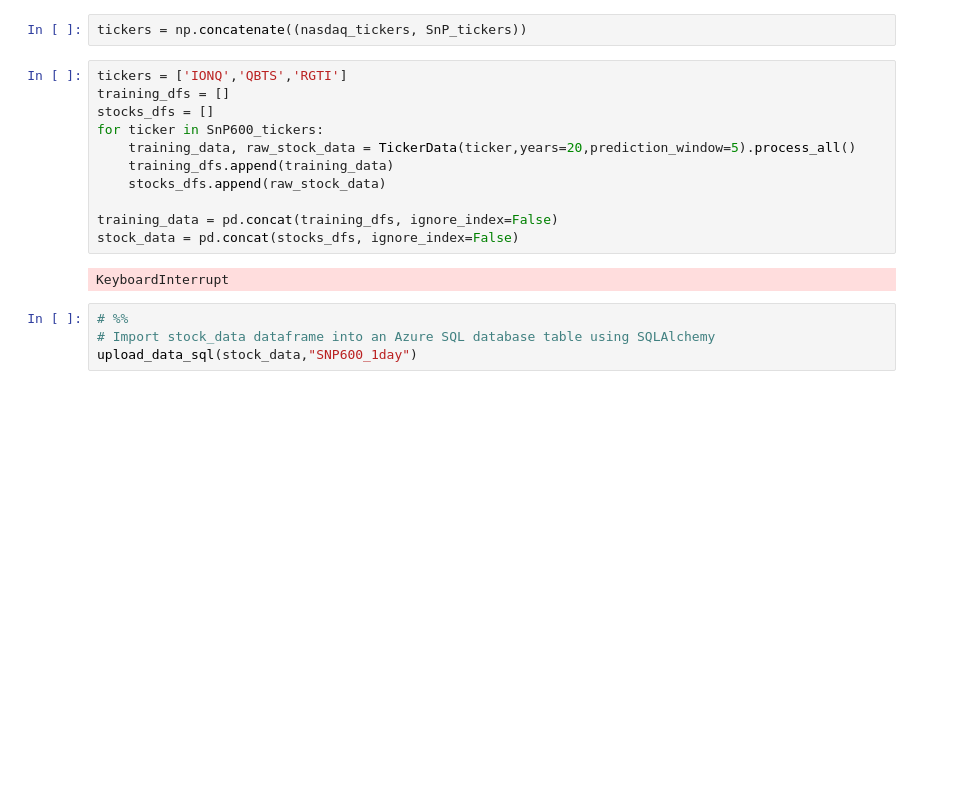
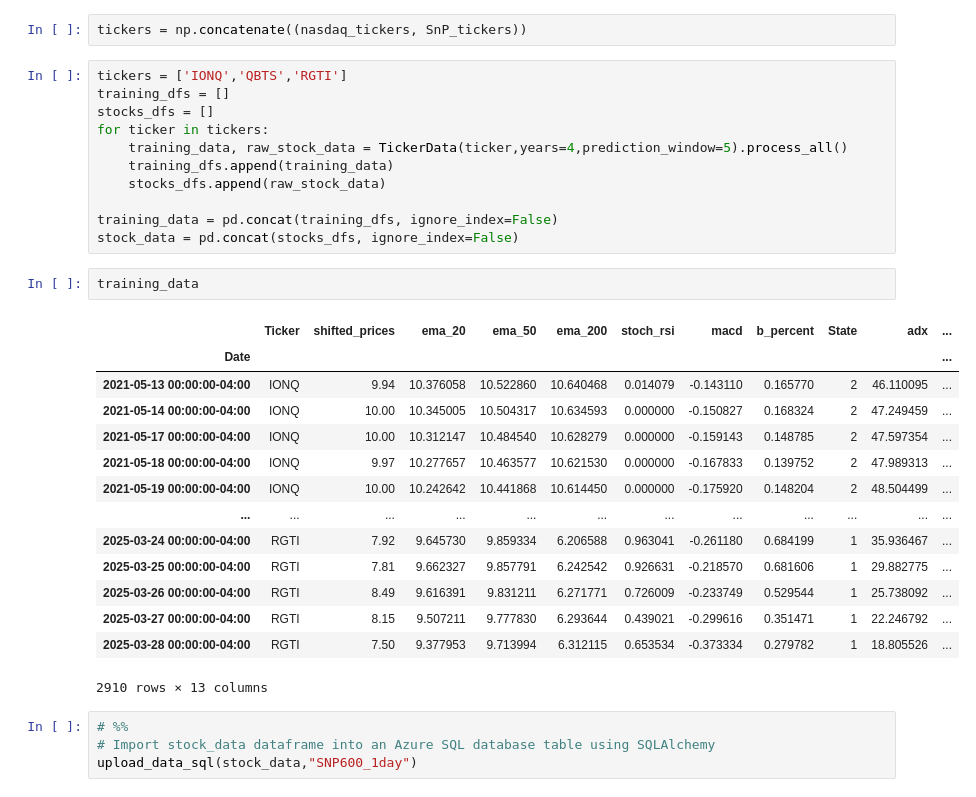
Before and after one commit to taltmann0818/Project_DeepGreen, a Jupyter notebook: Price Prediction2.ipynb, the cells around one changed output. Saved outputs shown, nothing was run; the diff lists cells and outputs as text; blank space fills up the shorter version.

```diff
--- a/Price Prediction2.ipynb
+++ b/Price Prediction2.ipynb
@@ -54,15 +54,30 @@ tickers = np.concatenate((nasdaq_tickers, SnP_tickers))
 tickers = ['IONQ','QBTS','RGTI']
 training_dfs = []
 stocks_dfs = []
-for ticker in SnP600_tickers:
-    training_data, raw_stock_data = TickerData(ticker,years=20,prediction_window=5).process_all()
+for ticker in tickers:
+    training_data, raw_stock_data = TickerData(ticker,years=4,prediction_window=5).process_all()
     training_dfs.append(training_data)
     stocks_dfs.append(raw_stock_data)
 
 training_data = pd.concat(training_dfs, ignore_index=False)
 stock_data = pd.concat(stocks_dfs, ignore_index=False)
-# %% [output]
-KeyboardInterrupt
+# %%
+training_data
+# %% [output]
+|  | Ticker | shifted_prices | ema_20 | ema_50 | ema_200 | stoch_rsi | macd | b_percent | State | adx | ... |
+| Date |  |  |  |  |  |  |  |  |  |  | ... |
+| 2021-05-13 00:00:00-04:00 | IONQ | 9.94 | 10.376058 | 10.522860 | 10.640468 | 0.014079 | -0.143110 | 0.165770 | 2 | 46.110095 | ... |
+| 2021-05-14 00:00:00-04:00 | IONQ | 10.00 | 10.345005 | 10.504317 | 10.634593 | 0.000000 | -0.150827 | 0.168324 | 2 | 47.249459 | ... |
+| 2021-05-17 00:00:00-04:00 | IONQ | 10.00 | 10.312147 | 10.484540 | 10.628279 | 0.000000 | -0.159143 | 0.148785 | 2 | 47.597354 | ... |
+| 2021-05-18 00:00:00-04:00 | IONQ | 9.97 | 10.277657 | 10.463577 | 10.621530 | 0.000000 | -0.167833 | 0.139752 | 2 | 47.989313 | ... |
+| 2021-05-19 00:00:00-04:00 | IONQ | 10.00 | 10.242642 | 10.441868 | 10.614450 | 0.000000 | -0.175920 | 0.148204 | 2 | 48.504499 | ... |
+| ... | ... | ... | ... | ... | ... | ... | ... | ... | ... | ... | ... |
+| 2025-03-24 00:00:00-04:00 | RGTI | 7.92 | 9.645730 | 9.859334 | 6.206588 | 0.963041 | -0.261180 | 0.684199 | 1 | 35.936467 | ... |
+| 2025-03-25 00:00:00-04:00 | RGTI | 7.81 | 9.662327 | 9.857791 | 6.242542 | 0.926631 | -0.218570 | 0.681606 | 1 | 29.882775 | ... |
+| 2025-03-26 00:00:00-04:00 | RGTI | 8.49 | 9.616391 | 9.831211 | 6.271771 | 0.726009 | -0.233749 | 0.529544 | 1 | 25.738092 | ... |
+| 2025-03-27 00:00:00-04:00 | RGTI | 8.15 | 9.507211 | 9.777830 | 6.293644 | 0.439021 | -0.299616 | 0.351471 | 1 | 22.246792 | ... |
+| 2025-03-28 00:00:00-04:00 | RGTI | 7.50 | 9.377953 | 9.713994 | 6.312115 | 0.653534 | -0.373334 | 0.279782 | 1 | 18.805526 | ... |
+2910 rows × 13 columns
 # %%
 # %%
 # Import stock_data dataframe into an Azure SQL database table using SQLAlchemy
```
Also changed, not shown: parts of 3 cells of this notebook, 3 other files.
